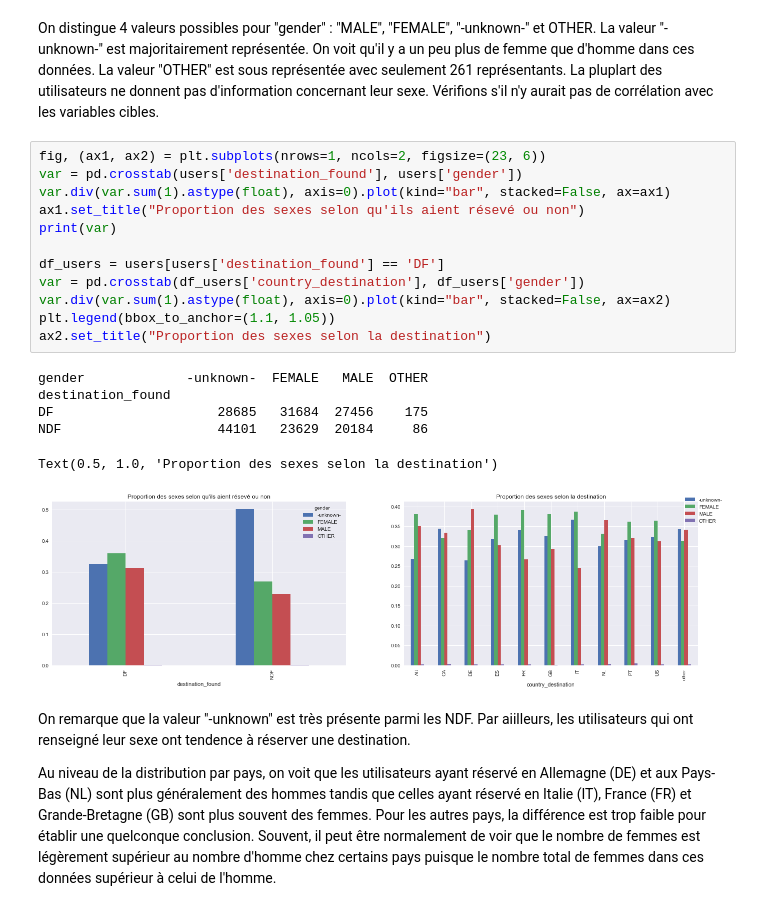
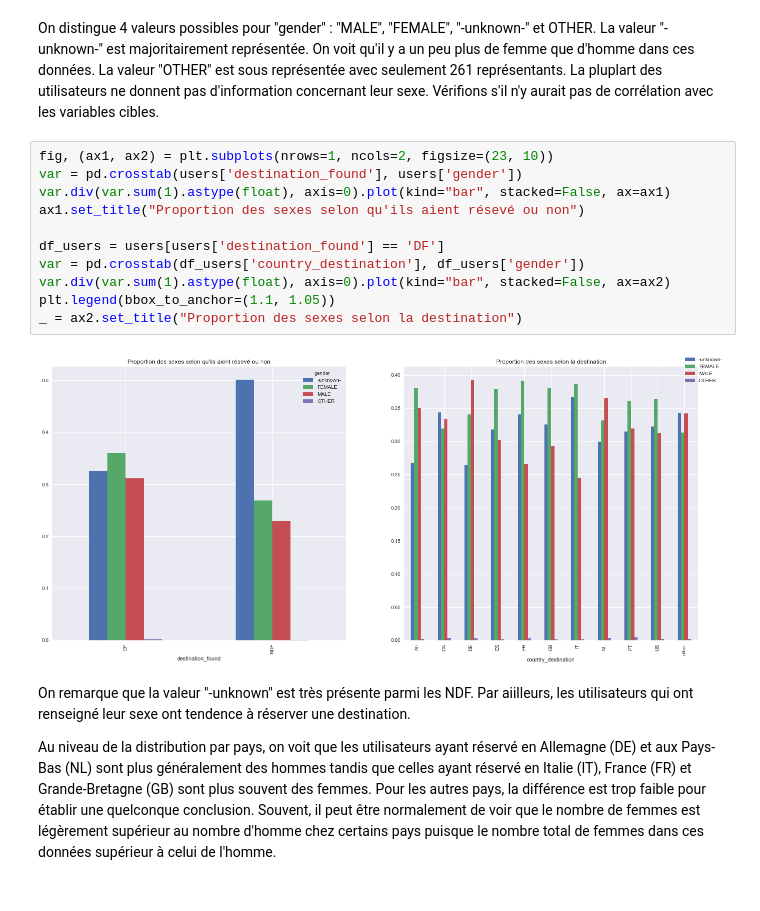
Before and after one commit to vesran/BookerGuess, a Jupyter notebook: _2_analyse_des_utilisateurs.ipynb, the cells around one changed output. Cells and saved outputs as stored; diff of their text form.

Commit message:
fix plot size and other stuff

```diff
--- a/_2_analyse_des_utilisateurs.ipynb
+++ b/_2_analyse_des_utilisateurs.ipynb
@@ -50,24 +59,18 @@ OTHER : 261 représentants
 # %% [markdown]
 On distingue 4 valeurs possibles pour "gender" : "MALE", "FEMALE", "-unknown-" et OTHER. La valeur "-unknown-" est majoritairement représentée. On voit qu'il y a un peu plus de femme que d'homme dans ces données. La valeur "OTHER" est sous représentée avec seulement 261 représentants. La pluplart des utilisateurs ne donnent pas d'information concernant leur sexe. Vérifions s'il n'y aurait pas de corrélation avec les variables cibles.
 # %%
-fig, (ax1, ax2) = plt.subplots(nrows=1, ncols=2, figsize=(23, 6))
+fig, (ax1, ax2) = plt.subplots(nrows=1, ncols=2, figsize=(23, 10))
 var = pd.crosstab(users['destination_found'], users['gender'])
 var.div(var.sum(1).astype(float), axis=0).plot(kind="bar", stacked=False, ax=ax1)
 ax1.set_title("Proportion des sexes selon qu'ils aient résevé ou non")
-print(var)
 
 df_users = users[users['destination_found'] == 'DF']
 var = pd.crosstab(df_users['country_destination'], df_users['gender'])
 var.div(var.sum(1).astype(float), axis=0).plot(kind="bar", stacked=False, ax=ax2)
 plt.legend(bbox_to_anchor=(1.1, 1.05))
-ax2.set_title("Proportion des sexes selon la destination")
+_ = ax2.set_title("Proportion des sexes selon la destination")
 # %% [output]
-gender             -unknown-  FEMALE   MALE  OTHER
-destination_found
-DF                     28685   31684  27456    175
-NDF                    44101   23629  20184     86
-Text(0.5, 1.0, 'Proportion des sexes selon la destination')
-[figure, old version]
+[figure, new version]
 # %% [markdown]
 On remarque que la valeur "-unknown" est très présente parmi les NDF. Par aiilleurs, les utilisateurs qui ont renseigné leur sexe ont tendence à réserver une destination.
 
```
Also changed, not shown: parts of 52 cells of this notebook, 1 other file.
